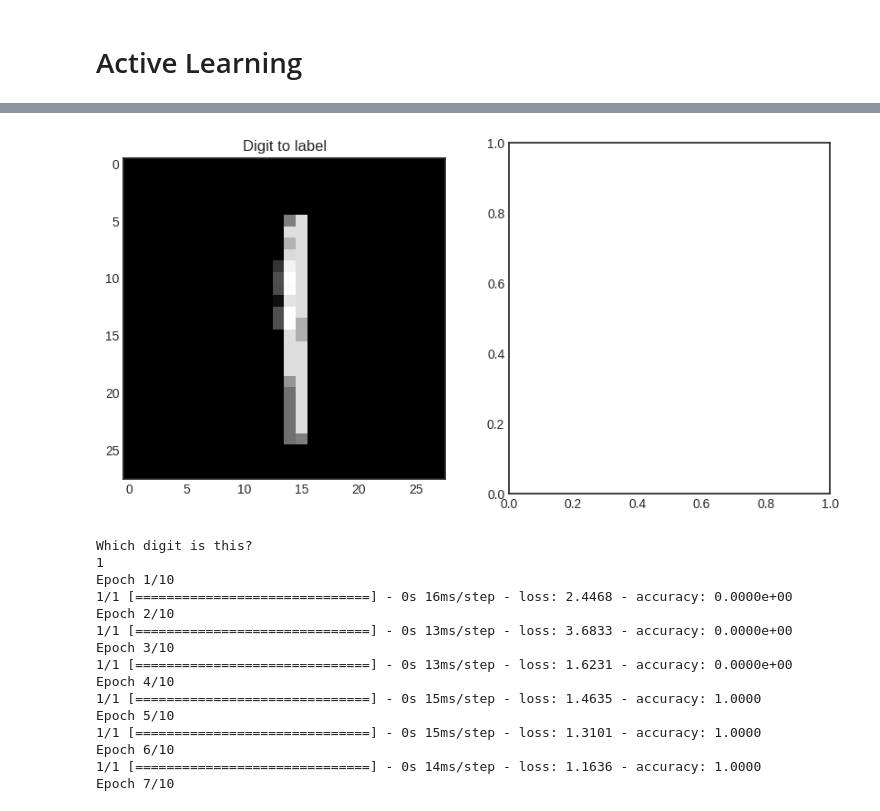
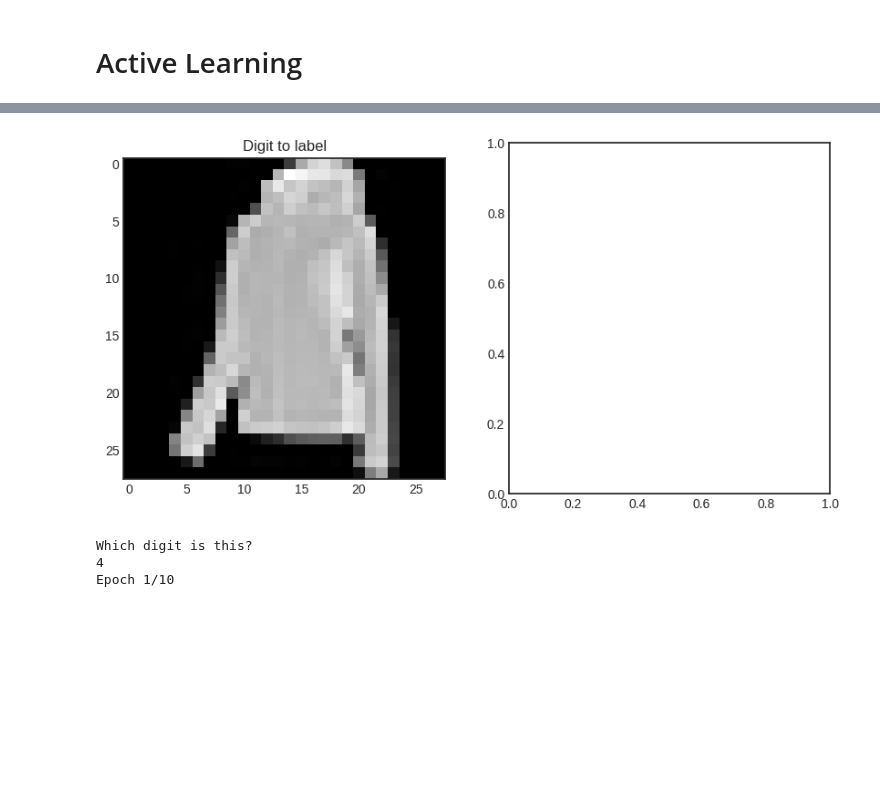
Before and after one commit to Cryslender/Active-Learning-using-Keras-Wrapper-with-CNN-, a Jupyter notebook: Active_Learning.ipynb, the cells around one changed output, grey strips where cells are left out. Cells and saved outputs as stored; diff of their text form; code cells hidden in the pictures; blank space fills up the shorter version.

```diff
--- a/Active_Learning.ipynb
+++ b/Active_Learning.ipynb
@@ -37,7 +37,7 @@ from matplotlib import pyplot as plt
 # Data Collection and Pre-processing
 # %%
 # Load the 28 x 28 digits library
-X, y = fetch_openml('mnist_784', return_X_y = True, as_frame= False)
+X, y = fetch_openml('Fashion-MNIST', return_X_y = True, as_frame= False)
 # %%
 #initialize the number of unlabelled dataset to pool from training set
 n_initial = 200
@@ -176,8 +176,7 @@ for i in range(n_queries):
 
     # Teach the model with this newly labeled input
     learner.teach(
-        X=X_pool[query_idx], y=y_pool[query_idx], only_new=True,
-        verbose=1
+        X=X_pool[query_idx], y=y_pool[query_idx],verbose=1
     )
 
     # Update the pool by removing the queried instance
@@ -193,16 +192,4 @@ print(accuracy)
-[figure, old version]
+[figure, new version]
 Which digit is this?
-1
+4
 Epoch 1/10
-1/1 [==============================] - 0s 16ms/step - loss: 2.4468 - accuracy: 0.0000e+00
-Epoch 2/10
-1/1 [==============================] - 0s 13ms/step - loss: 3.6833 - accuracy: 0.0000e+00
-Epoch 3/10
-1/1 [==============================] - 0s 13ms/step - loss: 1.6231 - accuracy: 0.0000e+00
-Epoch 4/10
-1/1 [==============================] - 0s 15ms/step - loss: 1.4635 - accuracy: 1.0000
-Epoch 5/10
-1/1 [==============================] - 0s 15ms/step - loss: 1.3101 - accuracy: 1.0000
-Epoch 6/10
-1/1 [==============================] - 0s 14ms/step - loss: 1.1636 - accuracy: 1.0000
-Epoch 7/10
```
Also changed, not shown: parts of 8 cells of this notebook.
